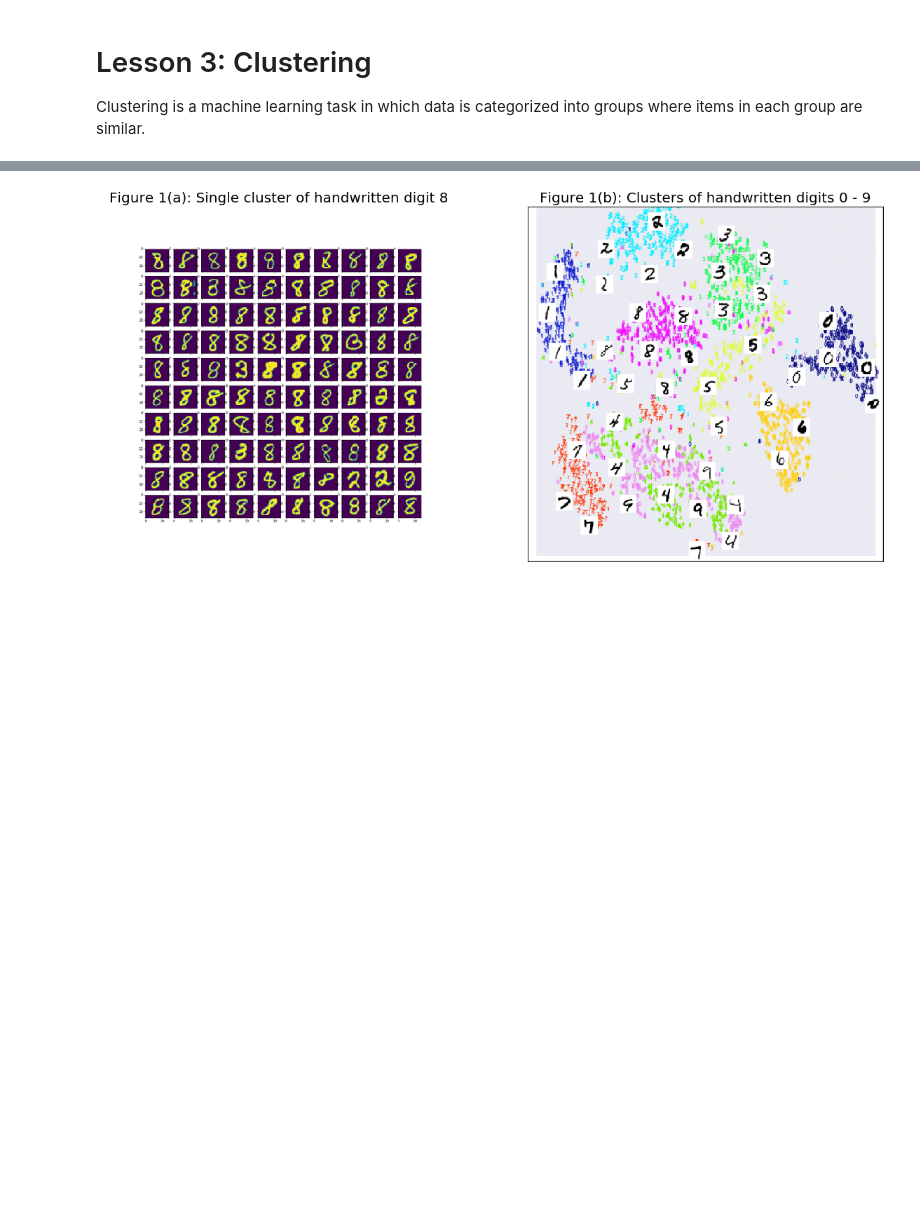
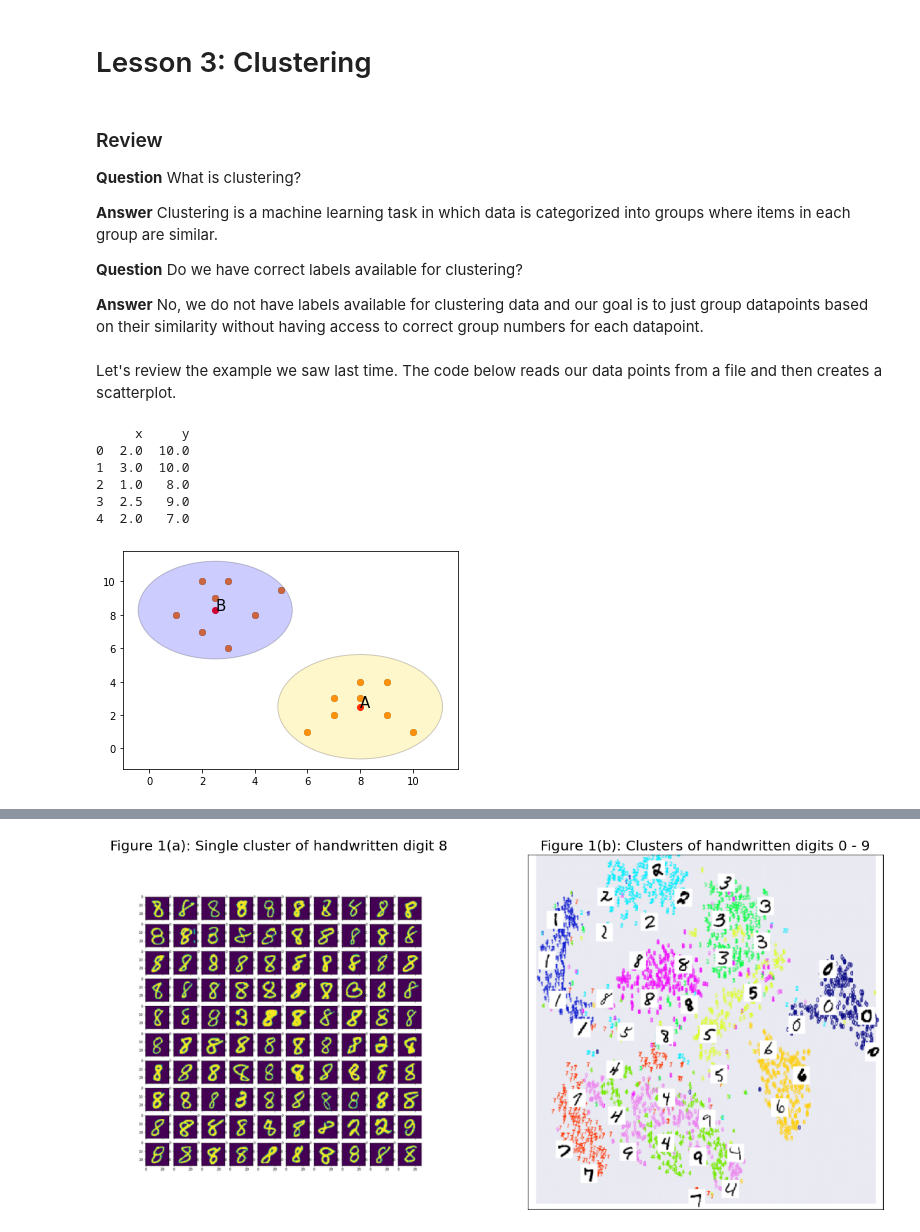
Before and after one commit to kteavery/dip-into-data-tutorial, a Jupyter notebook: lessons/teacher-clustering-lesson.ipynb, the cells around one changed output, grey strips where cells are left out. Cells and saved outputs as stored; diff of their text form; code cells hidden in the pictures; blank space fills up the shorter version.

```diff
--- a/lessons/teacher-clustering-lesson.ipynb
+++ b/lessons/teacher-clustering-lesson.ipynb
@@ -1,4 +1,65 @@
+# %% [markdown]
+# Lesson 3: Clustering
 # %% [markdown]
-# Lesson 3: Clustering
+### Review
 
-Clustering is a machine learning task in which data is categorized into groups where items in each group are similar.
+**Question** What is clustering?
+
+**Answer** Clustering is a machine learning task in which data is categorized into groups where items in each group are similar.
+
+**Question** Do we have correct labels available for clustering?
+
+**Answer** No, we do not have labels available for clustering data and our goal is to just group datapoints based on their similarity without having access to correct group numbers for each datapoint.
+# %% [markdown]
+Let's review the example we saw last time. The code below reads our data points from a file and then creates a scatterplot.
+# %%
+%matplotlib inline
+# import necessary packages
+import matplotlib.pyplot as plt
+import pandas
+import numpy as np
+
+# Read the data, and put it into a variable.
+data = pandas.read_csv("../assets/clustering-synthetic.csv")
+
+# show the first five data points
+# in the data, "r" stands for red, and "b" stands for blue
+print(data.head())
+# %% [output]
+     x     y
+0  2.0  10.0
+1  3.0  10.0
+2  1.0   8.0
+3  2.5   9.0
+4  2.0   7.0
+# %%
+# Create a scatter plot
+plt.scatter(x=data["x"], y=data["y"])
+# Function to draw circle around the points.
+def encircle2(x,y, l, ax=None, **kw):
+    if not ax: ax=plt.gca()
+    p = np.c_[x,y]
+    mean = np.mean(p, axis=0)
+    d = p-mean
+    r = np.max(np.sqrt(d[:,0]**2+d[:,1]**2 ))
+    circ = plt.Circle(mean, radius=1.25*r,**kw)
+    label = ax.annotate(l, xy= mean, fontsize= 15)
+    xmean, ymean = mean
+    plt.scatter(xmean, ymean, c='red')
+    ax.add_patch(circ)
+
+# Logic to define cluster for synthetic data
+idx1 = np.where(data["x"] > 5)
+idx2 = np.where(data["x"] < 5)
+x = np.array(data["x"])
+y = np.array(data["y"])
+
+# plot the clusters
+plt.scatter(x, y)
+encircle2(x[idx1], y[idx1], "A", ec="k", fc="gold", alpha=0.2)
+encircle2(x[idx2], y[idx2], "B", ec="k", fc="blue", alpha=0.2)
+plt.gca().relim()
+plt.gca().autoscale_view()
+plt.show()
+# %% [output]
+[figure, added]
```
Also changed, not shown: parts of 19 cells of this notebook, 2 other files.
